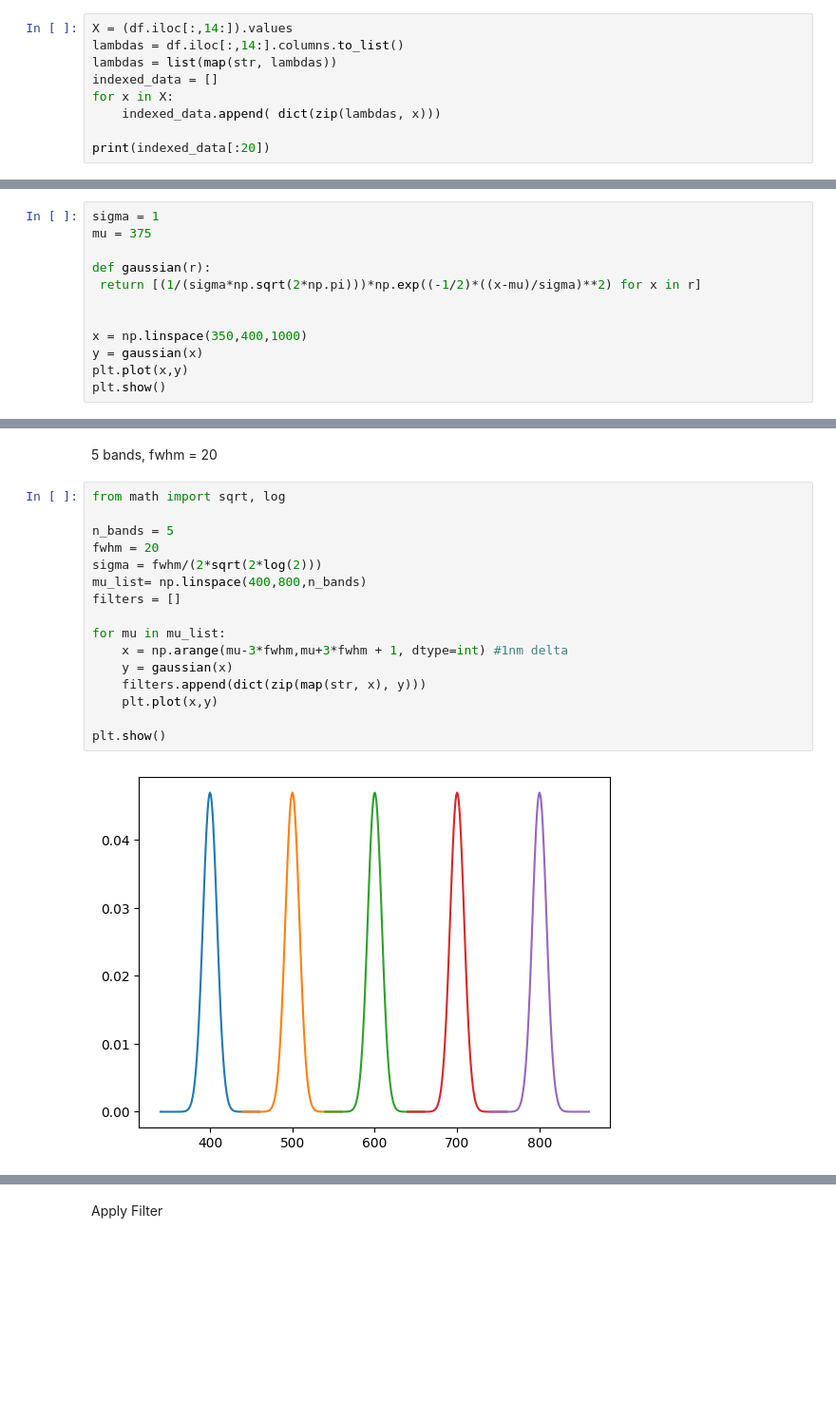
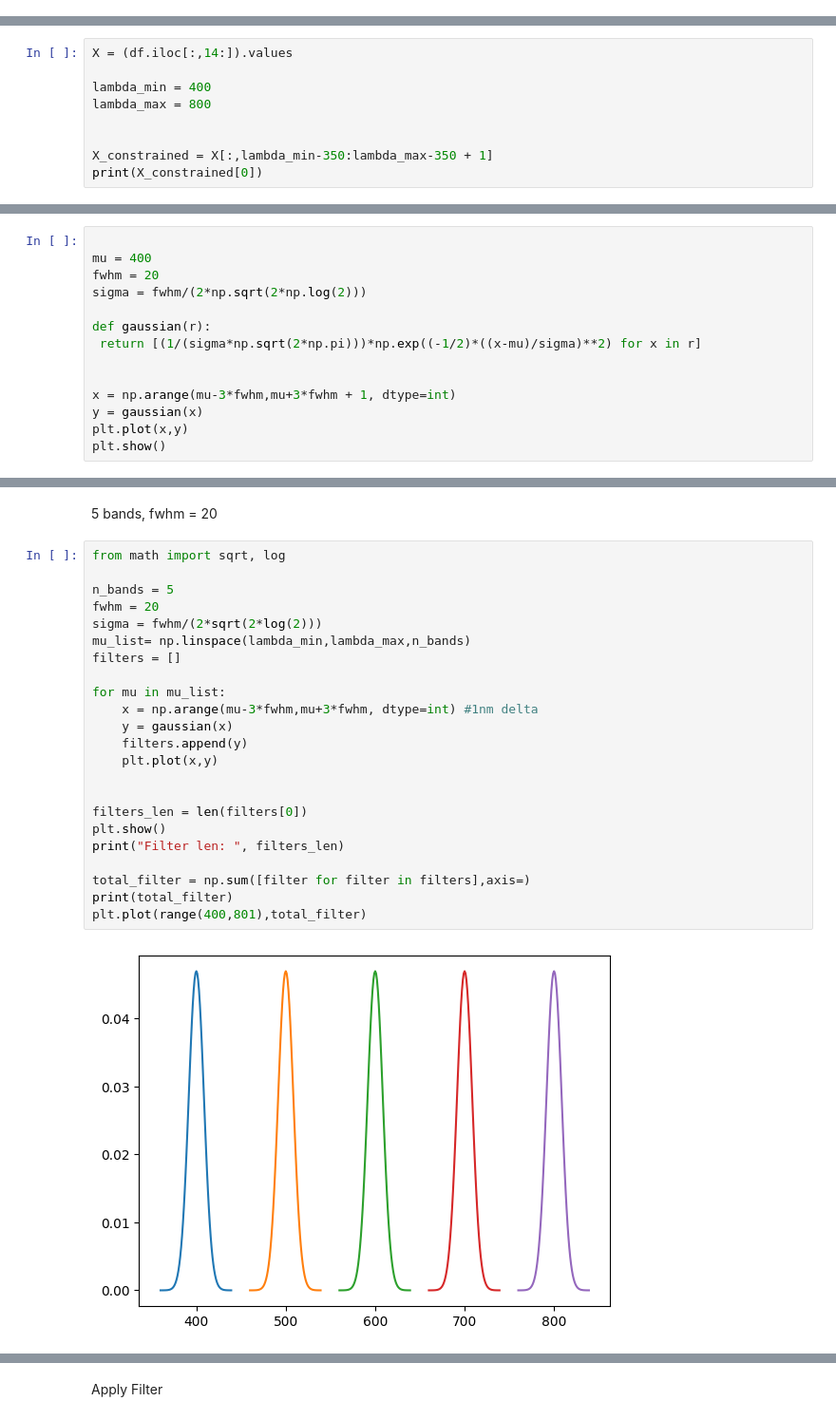
Before and after one commit to Lomby1902/Demetra, a Jupyter notebook: Filter.ipynb, the cells around one changed output, grey strips where cells are left out. Shown: that part at 95% size. Cells and saved outputs as stored; diff of their text form; blank space fills up the shorter version.

Commit message:
Filter update

```diff
--- a/Filter.ipynb
+++ b/Filter.ipynb
@@ -11,12 +11,3 @@ path = "datasets/LEAF_LEVEL_DATASET_Yufeng_Ge.xlsx"
 df= pd.read_excel(path, sheet_name="in")
 # %% [markdown]
 INPUT DATA
-# %%
-X = (df.iloc[:,14:]).values
-lambdas = df.iloc[:,14:].columns.to_list()
-lambdas = list(map(str, lambdas))
-indexed_data = []
-for x in X:
-    indexed_data.append( dict(zip(lambdas, x)))
-
-print(indexed_data[:20])
@@ -24,0 +14,9 @@ print(indexed_data[:20])
+# %%
+X = (df.iloc[:,14:]).values
+
+lambda_min = 400
+lambda_max = 800
+
+
+X_constrained = X[:,lambda_min-350:lambda_max-350 + 1]
+print(X_constrained[0])
@@ -25,14 +41,16 @@ print(indexed_data[:20])
 # %% [markdown]
 GAUSSIAN DISTRIBUTION
 # %%
-sigma = 1
-mu = 375
+
+mu = 400
+fwhm = 20
+sigma = fwhm/(2*np.sqrt(2*np.log(2)))
 
 def gaussian(r):
  return [(1/(sigma*np.sqrt(2*np.pi)))*np.exp((-1/2)*((x-mu)/sigma)**2) for x in r]
 
 
-x = np.linspace(350,400,1000)
+x = np.arange(mu-3*fwhm,mu+3*fwhm + 1, dtype=int)
 y = gaussian(x)
 plt.plot(x,y)
 plt.show()
@@ -43,18 +61,25 @@ plt.show()
 # %%
 from math import sqrt, log
 
 n_bands = 5
 fwhm = 20
 sigma = fwhm/(2*sqrt(2*log(2)))
-mu_list= np.linspace(400,800,n_bands)
+mu_list= np.linspace(lambda_min,lambda_max,n_bands)
 filters = []
 
 for mu in mu_list:
-    x = np.arange(mu-3*fwhm,mu+3*fwhm + 1, dtype=int) #1nm delta
+    x = np.arange(mu-3*fwhm,mu+3*fwhm, dtype=int) #1nm delta
     y = gaussian(x)
-    filters.append(dict(zip(map(str, x), y)))
+    filters.append(y)
     plt.plot(x,y)
 
+
+filters_len = len(filters[0])
 plt.show()
+print("Filter len: ", filters_len)
+
+total_filter = np.sum([filter for filter in filters],axis=)
+print(total_filter)
+plt.plot(range(400,801),total_filter)
 # %% [output]
-[figure, old version]
+[figure, new version]
```
Also changed, not shown: parts of 5 cells of this notebook.
